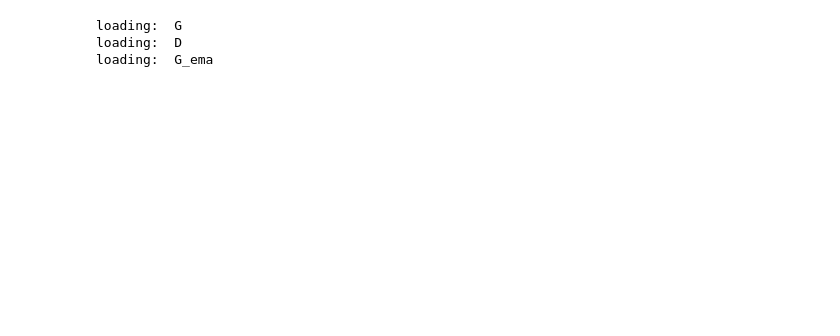
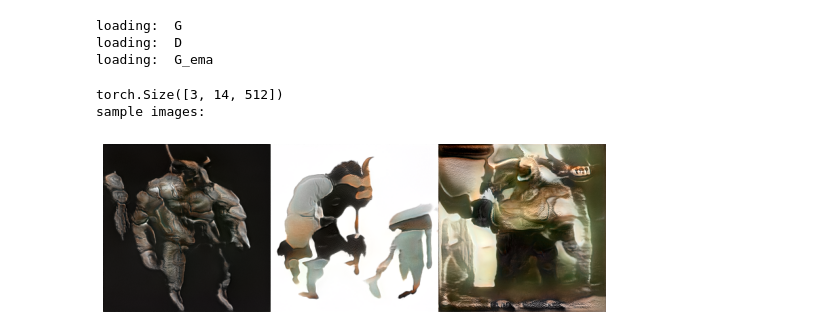
Before and after one commit to NVlabs/stylegan2-ada-pytorch, a Jupyter notebook: part_segmentation.ipynb, the cells around one changed output. Saved outputs shown, nothing was run; the diff lists cells and outputs as text; code cells hidden in the pictures; blank space fills up the shorter version.

```diff
--- a/part_segmentation.ipynb
+++ b/part_segmentation.ipynb
@@ -19,6 +20,23 @@ No CUDA runtime is found, using CUDA_HOME='/usr/local/cuda'
+# %%
+def tensor2image(tensor):
+    tensor = tensor.clamp_(-1., 1.).detach().squeeze().permute(1,2,0).cpu().numpy()
+    return tensor*0.5 + 0.5
+
+def imshow(img, size=5, cmap='jet'):
+    %matplotlib inline
+    plt.figure(figsize=(size,size))
+    plt.imshow(img, cmap=cmap)
+    plt.axis('off')
+    plt.show()
+
+def horizontal_concat(imgs):
+    return torch.cat([img.unsqueeze(0) for img in imgs], 3)
 # %%
 # Setup Constants
-DEVICE = "cpu"
+DEVICE = "cuda"
+OUTDIR = "./cached_genned_images"
+SAVE_IMAGES = False
+
 IMAGE_SIZE = 256
 TRUNCATION = 0.7 # What is this?
 NOISE_MODE = 'const'
@@ -28,4 +46,7 @@ IMSHOW_SIZE = 3 # What is this?
 LATENT_DIMENSION = 256
 
 PAPER256_CFG = dnnlib.EasyDict(ref_gpus=8,  kimg=25000,  mb=64, mbstd=8,  fmaps=0.5, lrate=0.0025, gamma=1, ema=20,  ramp=None, map=8)
+
+FEW_SHOT_TRAINING_ITERATIONS = 100
+TEST_DIR = "./test_images"
 # %%
@@ -66,3 +100,28 @@ with dnnlib.util.open_url(str(model_path)) as f:
 loading:  G
 loading:  D
 loading:  G_ema
+# %%
+# Generate Images
+
+def mean_latent(n_latent):
+    latent_in = torch.randn(
+            n_latent, GEN_KWARGS.z_dim, device=DEVICE
+    )
+    latent = generator.mapping(latent_in, COMMON_KWARGS['c_dim'])
+    return latent.mean(0, keepdim=True)
+
+
+with torch.no_grad():
+    trunc_mean = mean_latent(4096).detach().clone()
+
+    latent = generator.get_latent(torch.randn(NUM_SAMPLES, GEN_KWARGS.z_dim, device=DEVICE), COMMON_KWARGS['c_dim'])
+    print(latent.shape)
+    imgs_gen, features = generator.synthesis(latent, extract_features=True)
+    torch.cuda.empty_cache()
+
+print("sample images:")
+imshow(tensor2image(horizontal_concat(imgs_gen)), size=IMSHOW_SIZE*NUM_SAMPLES)
+# %% [output]
+torch.Size([3, 14, 512])
+sample images:
+[figure, added]
```
Also changed, not shown: parts of 21 cells of this notebook, 3 other files.
